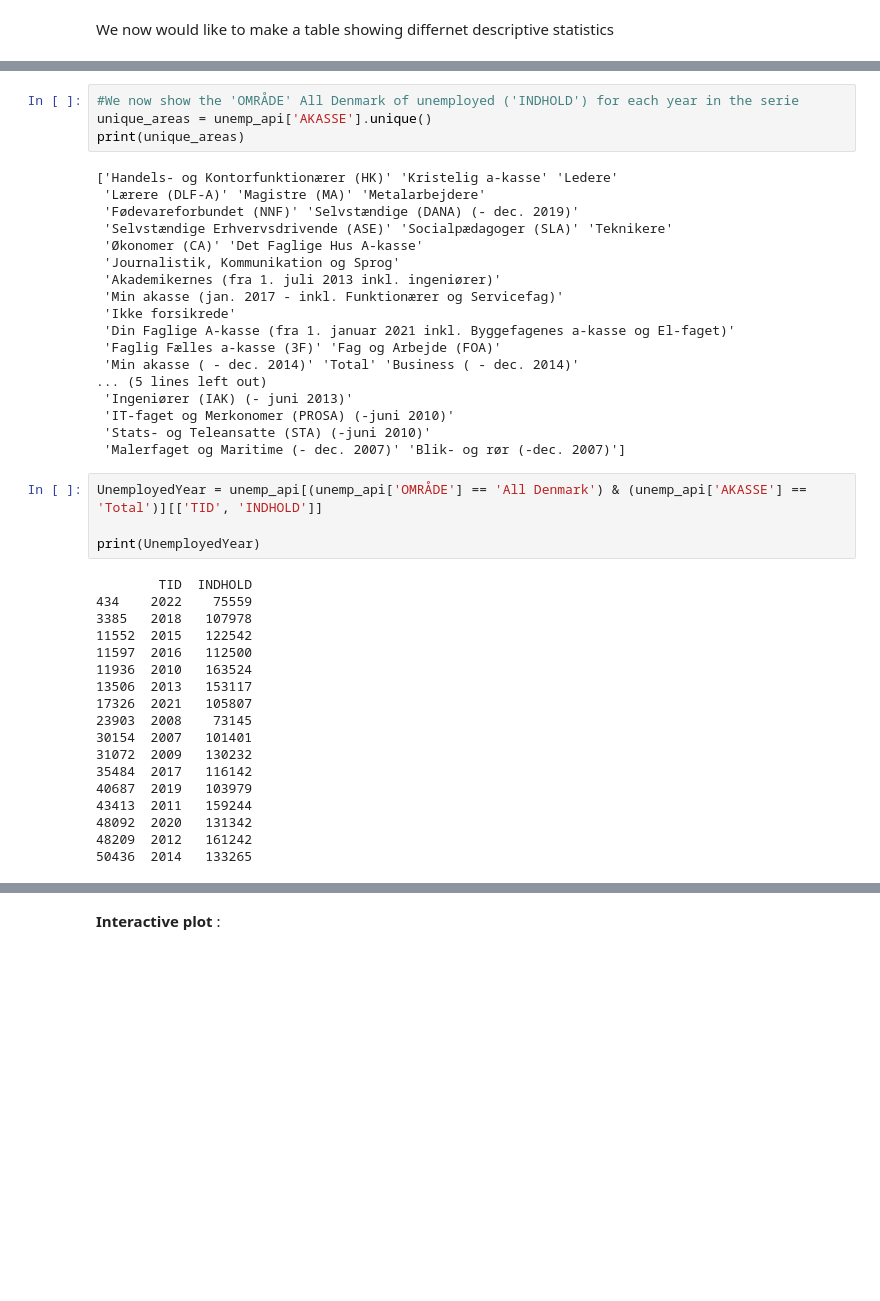
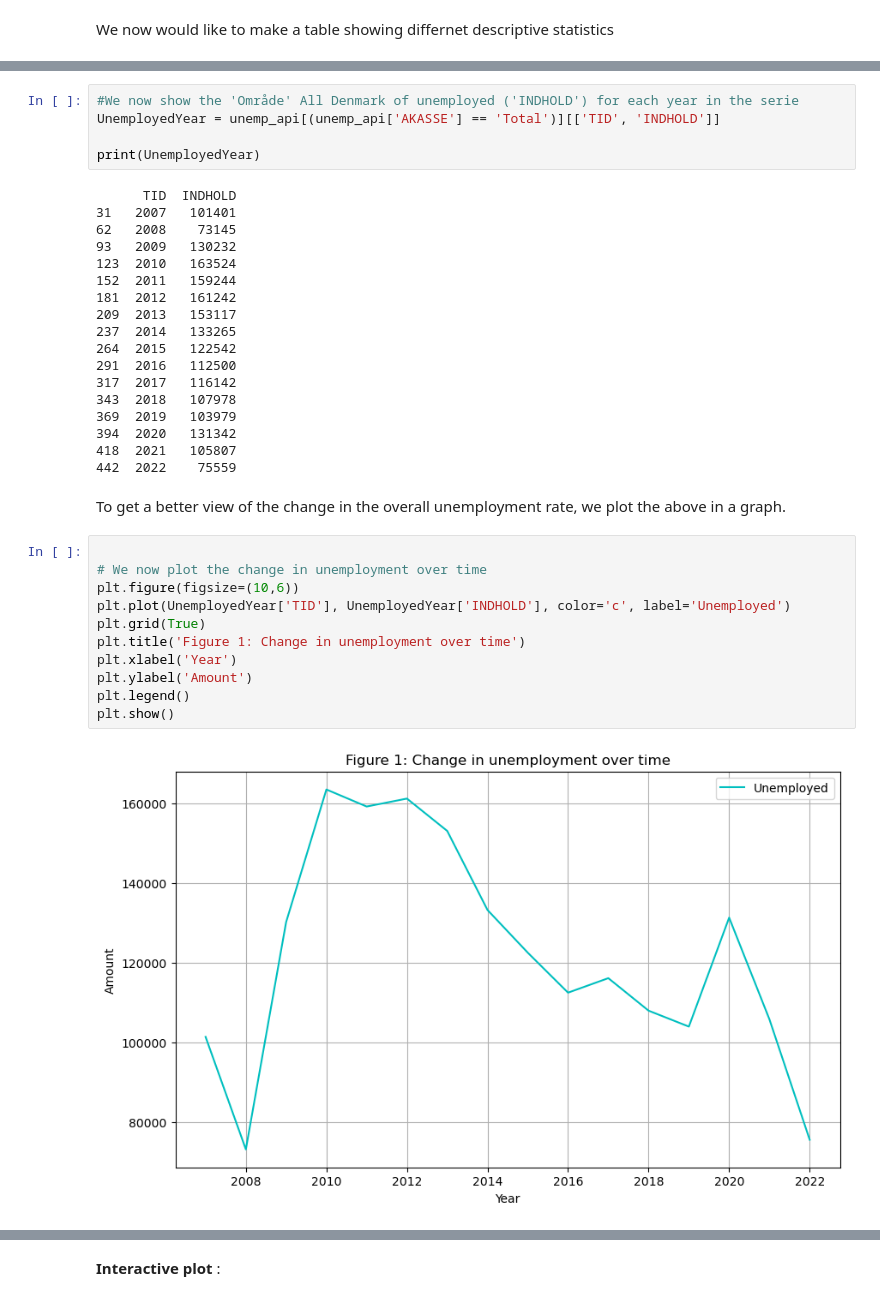
Before and after one commit to NumEconCopenhagen/projects-2024-tummeren-olli, a Jupyter notebook: dataproject/dataproject.ipynb, the cells around one changed output, grey strips where cells are left out. Drawn from its saved outputs; the diff is of its cells as text; blank space fills up the shorter version.

```diff
--- a/dataproject/dataproject.ipynb
+++ b/dataproject/dataproject.ipynb
@@ -209,44 +234,38 @@ We now would like to make a table showing differnet descriptive statistics
 # %%
-#We now show the 'OMRÅDE' All Denmark of unemployed ('INDHOLD') for each year in the serie
-unique_areas = unemp_api['AKASSE'].unique()
-print(unique_areas)
+#We now show the 'Område' All Denmark of unemployed ('INDHOLD') for each year in the serie
+UnemployedYear = unemp_api[(unemp_api['AKASSE'] == 'Total')][['TID', 'INDHOLD']]
+
+print(UnemployedYear)
 # %% [output]
-['Handels- og Kontorfunktionærer (HK)' 'Kristelig a-kasse' 'Ledere'
- 'Lærere (DLF-A)' 'Magistre (MA)' 'Metalarbejdere'
- 'Fødevareforbundet (NNF)' 'Selvstændige (DANA) (- dec. 2019)'
- 'Selvstændige Erhvervsdrivende (ASE)' 'Socialpædagoger (SLA)' 'Teknikere'
- 'Økonomer (CA)' 'Det Faglige Hus A-kasse'
- 'Journalistik, Kommunikation og Sprog'
- 'Akademikernes (fra 1. juli 2013 inkl. ingeniører)'
- 'Min akasse (jan. 2017 - inkl. Funktionærer og Servicefag)'
- 'Ikke forsikrede'
- 'Din Faglige A-kasse (fra 1. januar 2021 inkl. Byggefagenes a-kasse og El-faget)'
- 'Faglig Fælles a-kasse (3F)' 'Fag og Arbejde (FOA)'
- 'Min akasse ( - dec. 2014)' 'Total' 'Business ( - dec. 2014)'
-... (5 lines left out)
- 'Ingeniører (IAK) (- juni 2013)'
- 'IT-faget og Merkonomer (PROSA) (-juni 2010)'
- 'Stats- og Teleansatte (STA) (-juni 2010)'
- 'Malerfaget og Maritime (- dec. 2007)' 'Blik- og rør (-dec. 2007)']
+      TID  INDHOLD
+31   2007   101401
+62   2008    73145
+93   2009   130232
+123  2010   163524
+152  2011   159244
+181  2012   161242
+209  2013   153117
+237  2014   133265
+264  2015   122542
+291  2016   112500
+317  2017   116142
+343  2018   107978
+369  2019   103979
+394  2020   131342
+418  2021   105807
+442  2022    75559
-# %%
-UnemployedYear = unemp_api[(unemp_api['OMRÅDE'] == 'All Denmark') & (unemp_api['AKASSE'] == 'Total')][['TID', 'INDHOLD']]
-
-print(UnemployedYear)
-# %% [output]
-        TID  INDHOLD
-434    2022    75559
-3385   2018   107978
-11552  2015   122542
-11597  2016   112500
-11936  2010   163524
-13506  2013   153117
-17326  2021   105807
-23903  2008    73145
-30154  2007   101401
-31072  2009   130232
-35484  2017   116142
-40687  2019   103979
-43413  2011   159244
-48092  2020   131342
-48209  2012   161242
-50436  2014   133265
+# %% [markdown]
+To get a better view of the change in the overall unemployment rate, we plot the above in a graph.
+# %%
+
+# We now plot the change in unemployment over time
+plt.figure(figsize=(10,6))
+plt.plot(UnemployedYear['TID'], UnemployedYear['INDHOLD'], color='c', label='Unemployed')
+plt.grid(True)
+plt.title('Figure 1: Change in unemployment over time')
+plt.xlabel('Year')
+plt.ylabel('Amount')
+plt.legend()
+plt.show()
+# %% [output]
+[figure, added]
```
Also changed, not shown: parts of 11 cells of this notebook, 1 other file.
